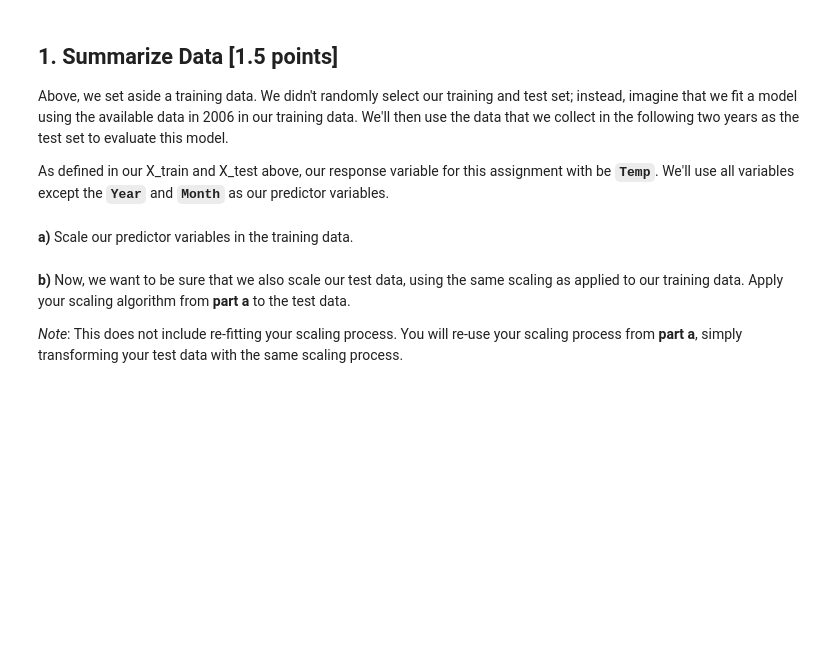
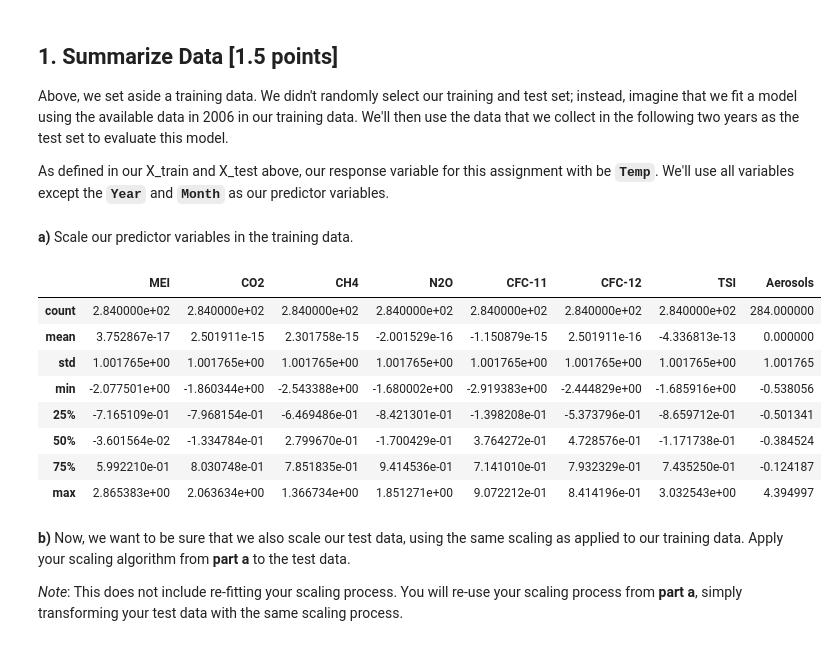
Before and after one commit to AhmedKhan04/Stat207_clone, a Jupyter notebook: homework_11/homework_11.ipynb, the cells around one changed output. Drawn from its saved outputs; the diff is of its cells as text; code cells hidden in the pictures; blank space fills up the shorter version.

```diff
--- a/homework_11/homework_11.ipynb
+++ b/homework_11/homework_11.ipynb
@@ -58,6 +59,26 @@ Above, we set aside a training data.  We didn't randomly select our training and
 As defined in our X_train and X_test above, our response variable for this assignment with be **`Temp`**.  We'll use all variables except the **`Year`** and **`Month`** as our predictor variables.
 # %% [markdown]
 **a)** Scale our predictor variables in the training data.
+# %%
+scaler = StandardScaler()
+
+X_train_scaled = pd.DataFrame(
+    scaler.fit_transform(X_train),
+    columns = X_train.columns,
+    index = X_train.index
+)
+
+X_train_scaled.describe()
+# %% [output]
+|  | MEI | CO2 | CH4 | N2O | CFC-11 | CFC-12 | TSI | Aerosols |
+| count | 2.840000e+02 | 2.840000e+02 | 2.840000e+02 | 2.840000e+02 | 2.840000e+02 | 2.840000e+02 | 2.840000e+02 | 284.000000 |
+| mean | 3.752867e-17 | 2.501911e-15 | 2.301758e-15 | -2.001529e-16 | -1.150879e-15 | 2.501911e-16 | -4.336813e-13 | 0.000000 |
+| std | 1.001765e+00 | 1.001765e+00 | 1.001765e+00 | 1.001765e+00 | 1.001765e+00 | 1.001765e+00 | 1.001765e+00 | 1.001765 |
+| min | -2.077501e+00 | -1.860344e+00 | -2.543388e+00 | -1.680002e+00 | -2.919383e+00 | -2.444829e+00 | -1.685916e+00 | -0.538056 |
+| 25% | -7.165109e-01 | -7.968154e-01 | -6.469486e-01 | -8.421301e-01 | -1.398208e-01 | -5.373796e-01 | -8.659712e-01 | -0.501341 |
+| 50% | -3.601564e-02 | -1.334784e-01 | 2.799670e-01 | -1.700429e-01 | 3.764272e-01 | 4.728576e-01 | -1.171738e-01 | -0.384524 |
+| 75% | 5.992210e-01 | 8.030748e-01 | 7.851835e-01 | 9.414536e-01 | 7.141010e-01 | 7.932329e-01 | 7.435250e-01 | -0.124187 |
+| max | 2.865383e+00 | 2.063634e+00 | 1.366734e+00 | 1.851271e+00 | 9.072212e-01 | 8.414196e-01 | 3.032543e+00 | 4.394997 |
 # %% [markdown]
 **b)** Now, we want to be sure that we also scale our test data, using the same scaling as applied to our training data.  Apply your scaling algorithm from **part a** to the test data.
 
```
Also changed, not shown: parts of 14 cells of this notebook.
